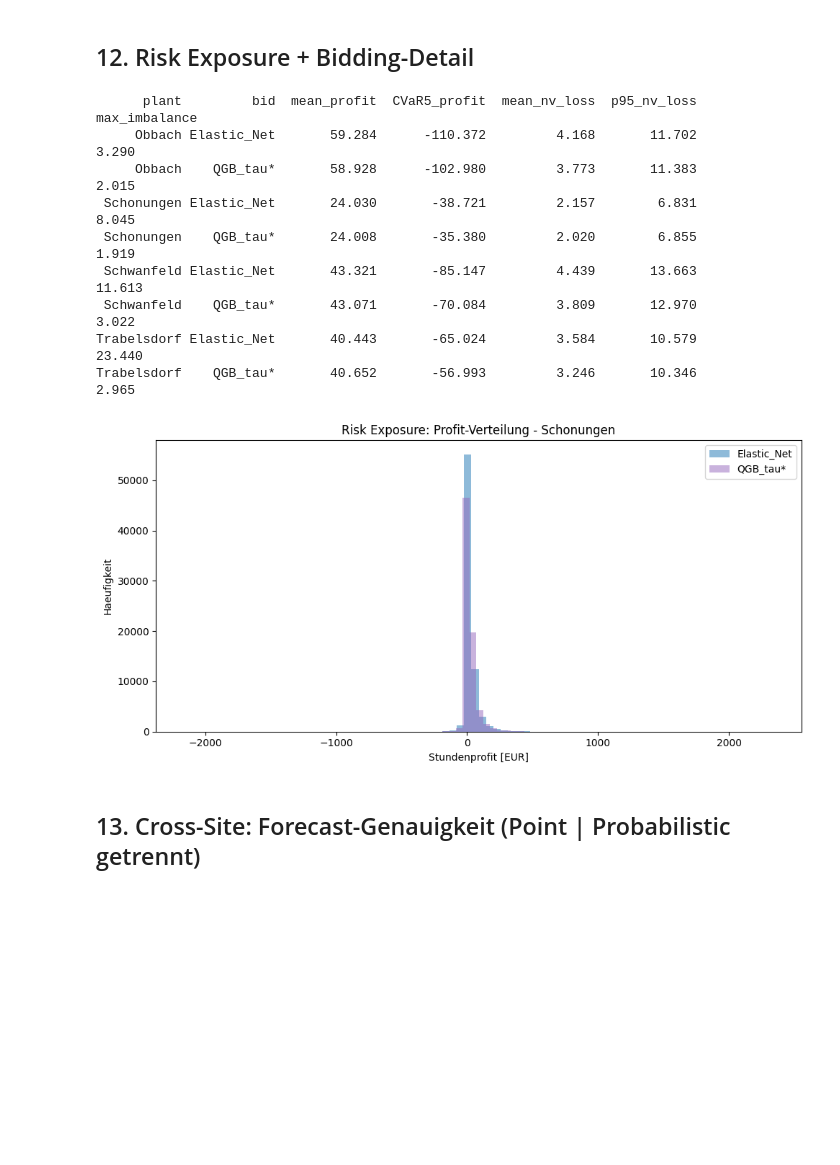
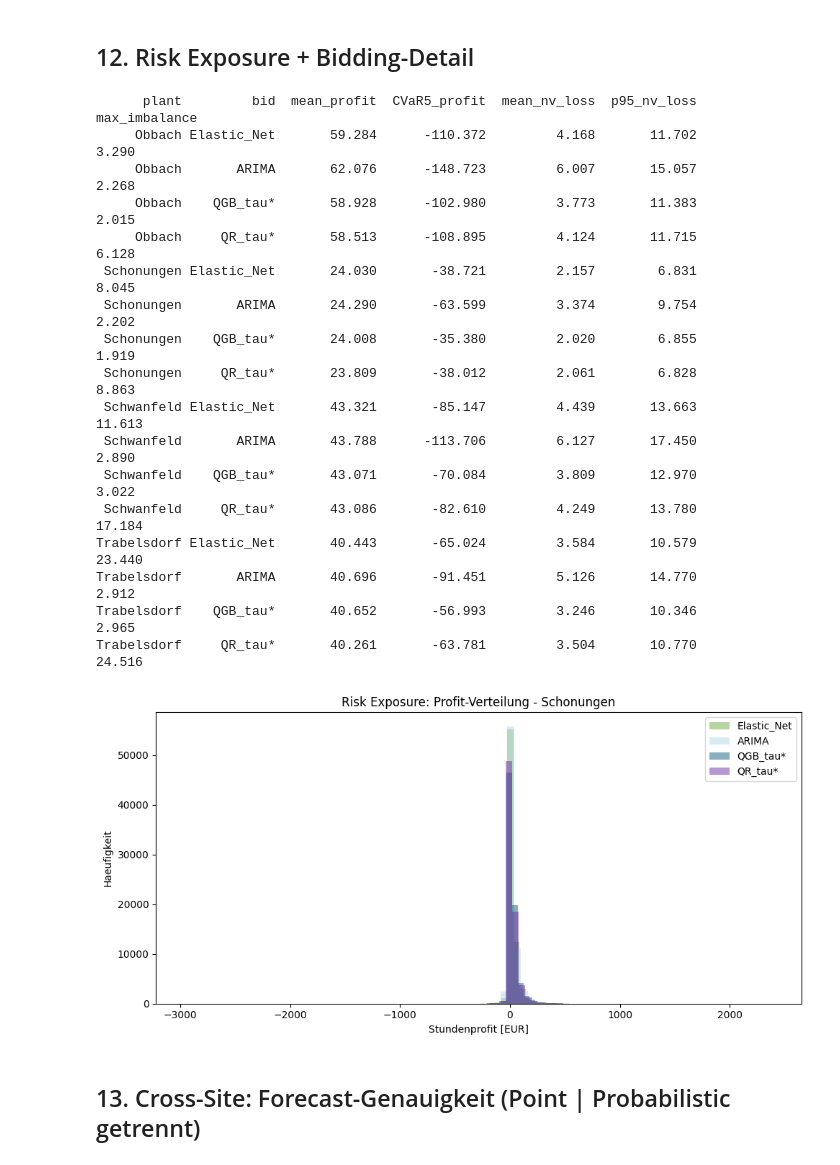
Before and after one commit to noahweis-uni/wind_bidding_project, a Jupyter notebook: notebooks/04_bidding_evaluation.ipynb, the cells around one changed output. Saved outputs shown, nothing was run; the diff lists cells and outputs as text; code cells hidden in the pictures; blank space fills up the shorter version.

```diff
--- a/notebooks/04_bidding_evaluation.ipynb
+++ b/notebooks/04_bidding_evaluation.ipynb
@@ -385,43 +383,58 @@ for site in SITES:
     dd = fc[fc["site"] == site].merge(prices[["timestamp", "rebap", "da_price"]], on="timestamp", how="inner").reset_index(drop=True)
     if len(dd) == 0: continue
     y, p_da, p_re = dd["y_true"].values, dd["da_price"].values, dd["rebap"].values
-    for label, bid in [("Elastic_Net", dd["elastic_net"].values), ("QGB_tau*", qbid(dd, "qgb", tau_star))]:
+    bids = {"Elastic_Net": dd["elastic_net"].values, "ARIMA": dd["arima"].values,
+            "QGB_tau*": qbid(dd, "qgb", tau_star), "QR_tau*": qbid(dd, "qr", tau_star)}
+    for label, bid in bids.items():
         b = np.clip(bid, 0, None)
         nv = loss(b, y, c_under, c_over); pr = profit(b, y, p_da, p_re)
         k = max(1, int(0.05 * len(pr)))
         risk_rows.append({"plant": site, "bid": label, "mean_profit": pr.mean(),
                           "CVaR5_profit": float(np.sort(pr)[:k].mean()),
                           "mean_nv_loss": nv.mean(), "p95_nv_loss": float(np.percentile(nv, 95)),
                           "max_imbalance": float(np.max(np.abs(b - y)))})
-    bidq = np.clip(qbid(dd, "qgb", tau_star), 0, None)
-    pd.DataFrame({"timestamp": dd["timestamp"], "y_true": y, "bid": bidq,
-                  "nv_loss": loss(bidq, y, c_under, c_over),
-                  "q_spread": (dd["qgb_q90"] - dd["qgb_q10"]).values}).to_csv(
-        FORECAST_DIR / f"bidding_detail_{site.lower()}.csv", index=False)
+    detail = []
+    for label, prefix in [("QGB", "qgb"), ("QR", "qr")]:
+        bidq = np.clip(qbid(dd, prefix, tau_star), 0, None)
+        detail.append(pd.DataFrame({"timestamp": dd["timestamp"], "model": label, "y_true": y, "bid": bidq,
+                      "nv_loss": loss(bidq, y, c_under, c_over),
+                      "q_spread": (dd[f"{prefix}_q90"] - dd[f"{prefix}_q10"]).values}))
+    pd.concat(detail, ignore_index=True).to_csv(FORECAST_DIR / f"bidding_detail_{site.lower()}.csv", index=False)
 risk_df = pd.DataFrame(risk_rows)
 risk_df.to_csv(TABLES_DIR / "risk_metrics.csv", index=False)
 print(risk_df.round(3).to_string(index=False))
 
 dfp = fc[fc["site"] == "Schonungen"].merge(prices[["timestamp", "rebap", "da_price"]], on="timestamp", how="inner")
 y = dfp["y_true"].values
 fig, ax = plt.subplots(figsize=(10, 5))
-for label, bid, c in [("Elastic_Net", dfp["elastic_net"].values, "#1f77b4"), ("QGB_tau*", qbid(dfp, "qgb", tau_star), "#9467bd")]:
+for label, bid, c in [("Elastic_Net", dfp["elastic_net"].values, "#70AD47"),
+                       ("ARIMA", dfp["arima"].values, "#B7DAE8"),
+                       ("QGB_tau*", qbid(dfp, "qgb", tau_star), "#155F81"),
+                       ("QR_tau*", qbid(dfp, "qr", tau_star), "#7030A0")]:
     pr = profit(np.clip(bid, 0, None), y, dfp["da_price"].values, dfp["rebap"].values)
     ax.hist(pr, bins=80, alpha=0.5, label=label, color=c)
 ax.set_xlabel("Stundenprofit [EUR]"); ax.set_ylabel("Haeufigkeit")
 ax.set_title("Risk Exposure: Profit-Verteilung - Schonungen"); ax.legend()
 plt.tight_layout(); plt.savefig(FIGURES_DIR / "risk_profit_distribution.png", dpi=150); plt.show()
 # %% [output]
       plant         bid  mean_profit  CVaR5_profit  mean_nv_loss  p95_nv_loss  max_imbalance
      Obbach Elastic_Net       59.284      -110.372         4.168       11.702          3.290
+     Obbach       ARIMA       62.076      -148.723         6.007       15.057          2.268
      Obbach    QGB_tau*       58.928      -102.980         3.773       11.383          2.015
+     Obbach     QR_tau*       58.513      -108.895         4.124       11.715          6.128
  Schonungen Elastic_Net       24.030       -38.721         2.157        6.831          8.045
+ Schonungen       ARIMA       24.290       -63.599         3.374        9.754          2.202
  Schonungen    QGB_tau*       24.008       -35.380         2.020        6.855          1.919
+ Schonungen     QR_tau*       23.809       -38.012         2.061        6.828          8.863
  Schwanfeld Elastic_Net       43.321       -85.147         4.439       13.663         11.613
+ Schwanfeld       ARIMA       43.788      -113.706         6.127       17.450          2.890
  Schwanfeld    QGB_tau*       43.071       -70.084         3.809       12.970          3.022
+ Schwanfeld     QR_tau*       43.086       -82.610         4.249       13.780         17.184
 Trabelsdorf Elastic_Net       40.443       -65.024         3.584       10.579         23.440
+Trabelsdorf       ARIMA       40.696       -91.451         5.126       14.770          2.912
 Trabelsdorf    QGB_tau*       40.652       -56.993         3.246       10.346          2.965
+Trabelsdorf     QR_tau*       40.261       -63.781         3.504       10.770         24.516
-[figure, old version]
+[figure, new version]
 # %% [markdown]
 ## 13. Cross-Site: Forecast-Genauigkeit (Point | Probabilistic getrennt)
 # %%
```
Also changed, not shown: parts of 2 cells of this notebook, 20 other files.
